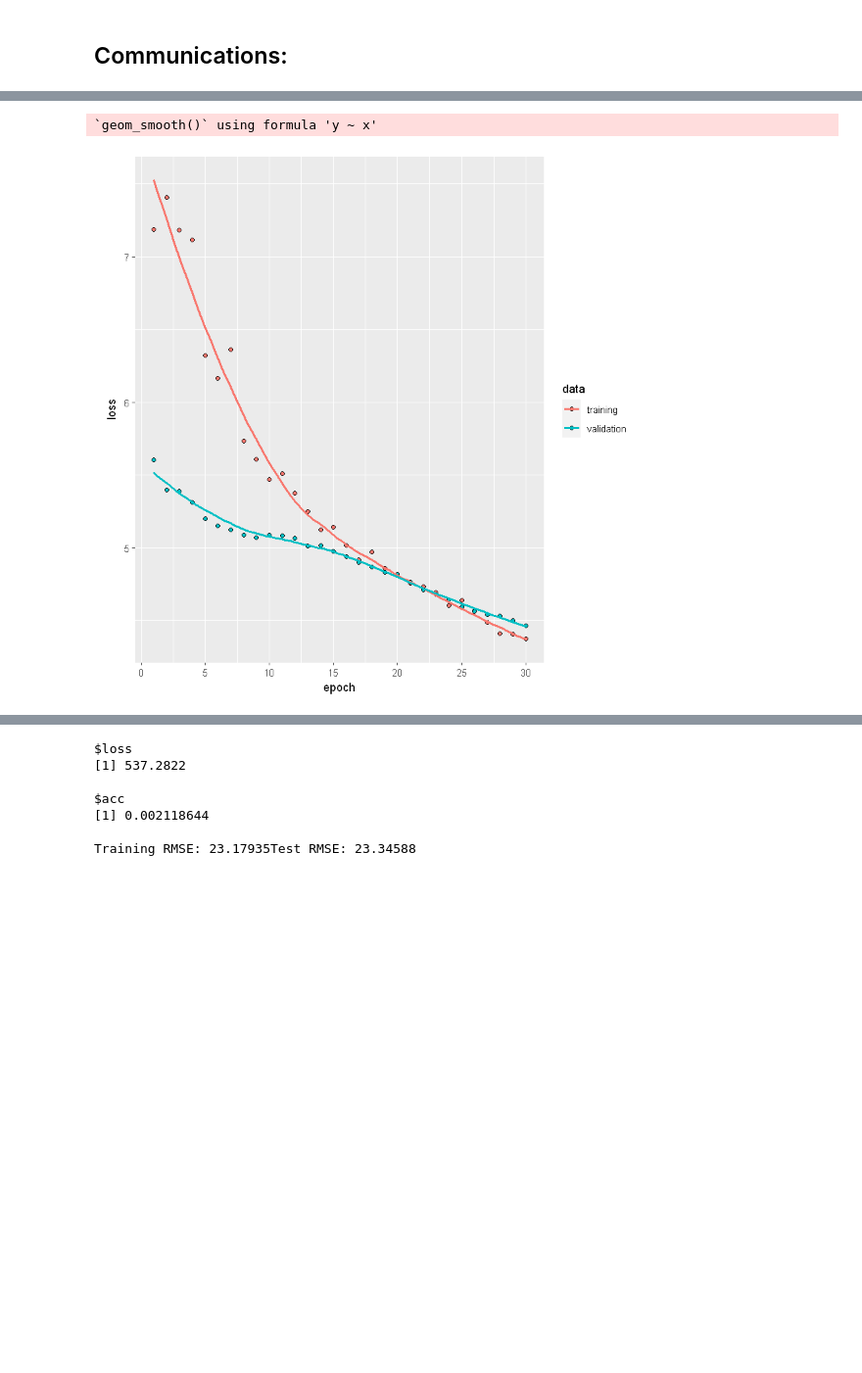
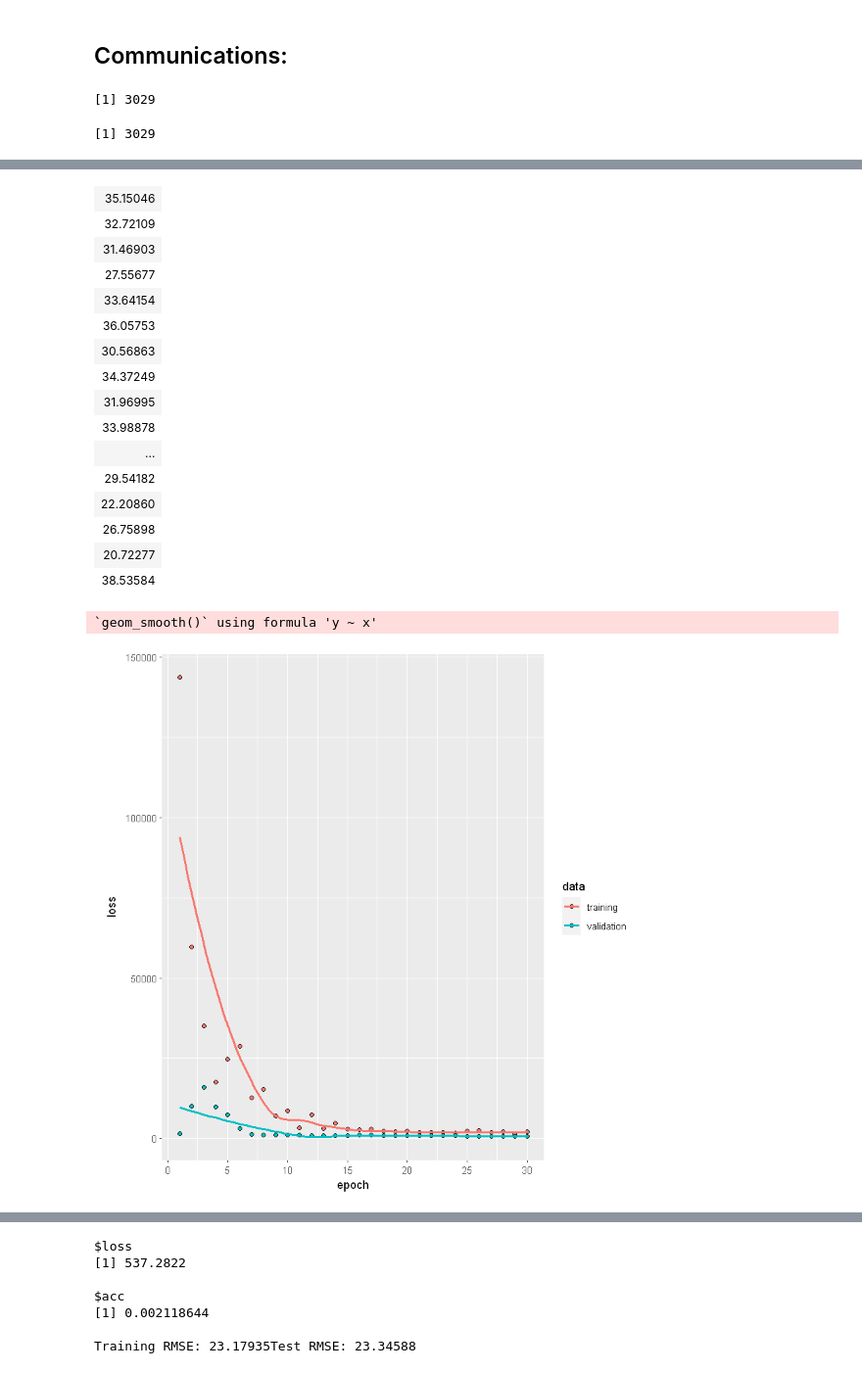
Before and after one commit to ghaeflig/Miniproject-Bio-322, a Jupyter notebook: src/NonlinearMethod.ipynb, the cells around one changed output, grey strips where cells are left out. Shown at 98% size. Cells and saved outputs as stored; diff of their text form; code cells hidden in the pictures; blank space fills up the shorter version.

```diff
--- a/src/NonlinearMethod.ipynb
+++ b/src/NonlinearMethod.ipynb
@@ -6,7 +6,11 @@ Non linear Method
 data <- read.csv(file.path("..", "data", "training_data.csv"))
 data<-data[,-which(names(data) %in% c("SWEETORSOUR"))] #to remove the SWEETORSOUR response variable
 data$Intensity<-as.numeric(as.factor(data$Intensity)) #more efficient, this way we only have one column with 2=high, 1=low
-data<-data[ ,( which(apply(data, 2, var) != 0))] #remove all columns with variance=0 (900 columns)
+var<-which(apply(data, 2, var) == 0)
+data<-data[ ,-var] #remove all columns with variance=0 (900 columns) easier to remove, can use them on test data
+ncol(data)
+# %% [output]
+[1] 3029
 # %%
 set.seed(199)
 
@@ -15,21 +19,26 @@ set.seed(199)
 
 idx.train <- sample(nrow(data), nrow(data)*2/3)
 data.train <- data[idx.train,]
+datax.train<-data.train[,-which(names(data.train) %in% c("VALENCE.PLEASANTNESS"))]
+datay.train<-data.train$VALENCE.PLEASANTNESS
+
 data.test <- data[-idx.train,]
+datax.test<-data.test[,-which(names(data.test) %in% c("VALENCE.PLEASANTNESS"))]
+datay.test<-as.matrix(data.test$VALENCE.PLEASANTNESS)
 #using more data samples
 
 #verifiy if some new cols now have var 0
-train.var<-apply(data.train, 2, var) != 0
-test.var<-apply(data.test,2,var)!=0
-data.train<-data.train[,which(test.var&train.var)] #take the same columns for both sets and only when both have var!=0
-data.test<-data.test[,which(test.var&train.var)]
-datax.train<-data.train[,-which(names(data.train) %in% c("VALENCE.PLEASANTNESS"))]
+train.var<-(apply(datax.train, 2, var) != 0)
+test.var<-(apply(datax.test,2,var)!=0)
+
+datax.train<-datax.train[,which(test.var&train.var)] #take the same columns for both sets and only when both have var!=0
+datax.test<-datax.test[,which(test.var&train.var)]
+ncol(data.test)
+
 datax.train<-as.matrix(datax.train)
-datay.train<-data.train$VALENCE.PLEASANTNESS
-
-datax.test<-data.test[,-which(names(data.test) %in% c("VALENCE.PLEASANTNESS"))]
 datax.test<-as.matrix(datax.test)
-datay.test<-as.matrix(data.test$VALENCE.PLEASANTNESS)
+# %% [output]
+[1] 3029
 # %%
 #scaling data before nn
 get.scale <- function(scaled) {
@@ -55,10 +64,10 @@ y.unscale <- function(y, scaled) {
 }
 
 #scaled data
-datax.train.sc<-scale(datax.train,center=T,scale=T)
-datay.train.sc<-scale(datay.train,center=T,scale=T)
-datax.test.sc<-scale.as(datax.test,datax.train.scale)
-datay.test.sc<-scale.as(datay.test,datay.train.scale)
+#datax.train.sc<-scale(datax.train,center=T,scale=T)
+#datay.train.sc<-scale(datay.train,center=T,scale=T)
+#datax.test.sc<-scale.as(datax.test,datax.train.sc)
+#datay.test.sc<-scale.as(datay.test,datay.train.sc)
 # %%
 
 
@@ -68,7 +77,7 @@ set.seed(24)
 
 #baseline model
 model <- keras_model_sequential() %>%
-   layer_dense(units=64, activation="relu", input_shape=ncol(datax.train.sc)) %>%
+   layer_dense(units=64, activation="relu", input_shape=ncol(datax.train)) %>%
    layer_dense(units=64, activation="relu", kernel_regularizer="l1") %>%
    #layer_dense(units=32, activation="relu",kernel_regularizer="l1")%>%
    layer_dropout(rate=0.6)%>%
@@ -79,31 +88,31 @@ model <- keras_model_sequential() %>%
 
 model %>% compile(
    loss = "mse",
-   optimizer =  "adam",
+   optimizer =  "adam", #this tunes the learning rate
  )
 
 model %>% summary()
-history<-model %>% fit(datax.train.sc,
-                       datay.train.sc,
+history<-model %>% fit(datax.train,
+                       datay.train,
                        epochs=30, #try to keep the training over the validation
                        callback=callback_early_stopping(monitor = "val_loss", patience = 10),
                        verbose = 0,
                        batch_size =100,      #reducing batch_size reduces the RMSE (but increases computation time)
                        validation_split = 0.2)
-scores = model %>% evaluate(datax.train.sc, datay.train.sc, verbose = 0)
+scores = model %>% evaluate(datax.train, datay.train, verbose = 0)
 
 print(scores)
 
-ypred <- model %>% predict(datax.train.sc)
-ypred.test<- model %>% predict(datax.test.sc)
+ypred <- model %>% predict(datax.train)
+ypred.test<- model %>% predict(datax.test)
 
 #RMSE
-cat("Training RMSE:", sqrt(mean((y.unscale(ypred,datay.train.sc)-datay.train)^2)))
-cat(" Test RMSE:", sqrt(mean((y.unscale(ypred.test,datay.train.sc)-datay.test)^2)))
+cat("Training RMSE:", sqrt(mean(ypred-datay.train)^2))
+cat(" Test RMSE:", sqrt(mean(ypred.test-datay.test)^2))
 
-ypred.test.unscale<-y.unscale(ypred,datay.train.sc)
+#ypred.test.unscale<-y.unscale(ypred,datay.train.sc)
 # loss=351, Training RMSE=18, Test RMSE=22
-
+ypred.test
 plot(history) #the loss doesn't decrease after epoch=20
 # %% [output]
 ________________________________________________________________________________
@@ -126,2 +135,18 @@ Training RMSE: 20.38233 Test RMSE: 22.30554
+| 35.15046 |
+| 32.72109 |
+| 31.46903 |
+| 27.55677 |
+| 33.64154 |
+| 36.05753 |
+| 30.56863 |
+| 34.37249 |
+| 31.96995 |
+| 33.98878 |
+| ... |
+| 29.54182 |
+| 22.20860 |
+| 26.75898 |
+| 20.72277 |
+| 38.53584 |
 `geom_smooth()` using formula 'y ~ x'
-[figure, old version]
+[figure, new version]
```
Also changed, not shown: parts of 5 cells of this notebook, 2 other files.
